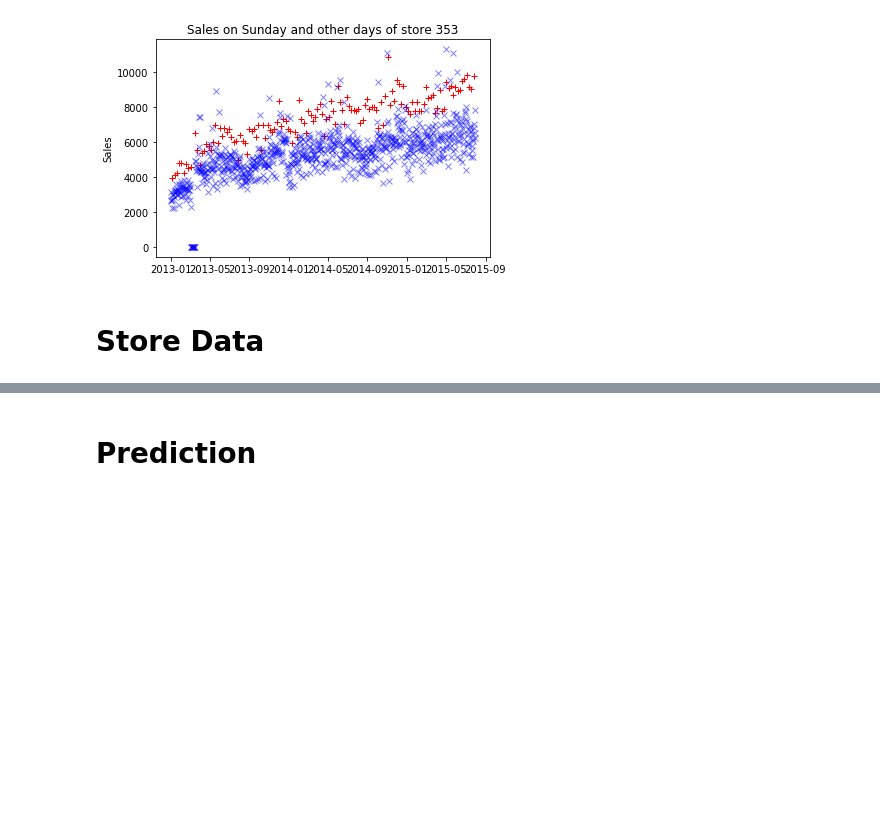
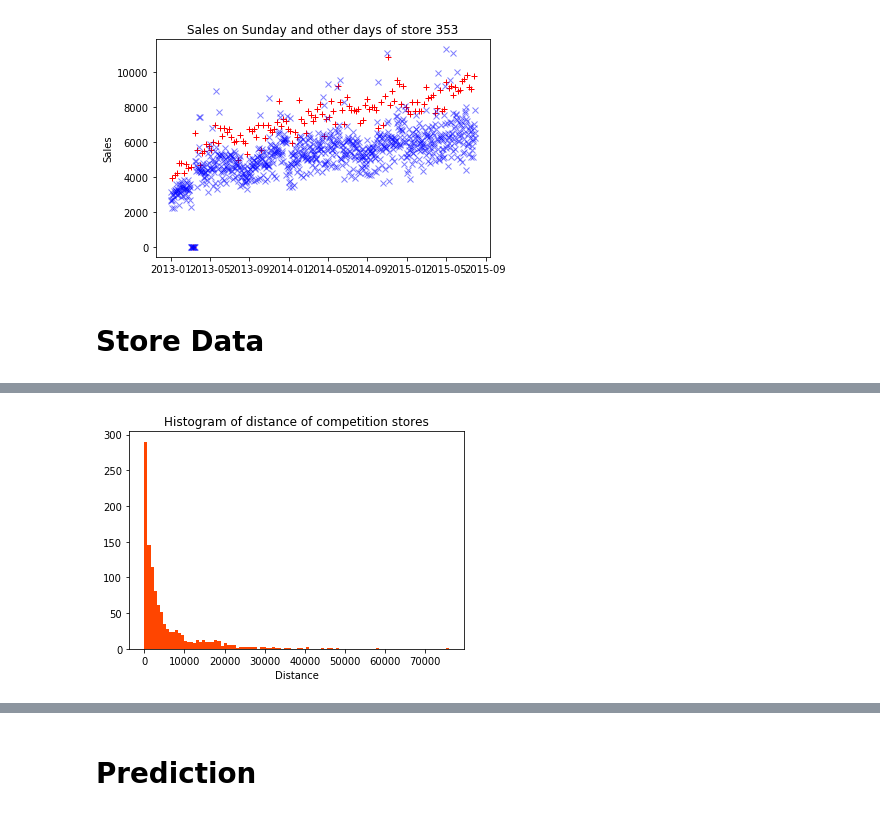
Before and after one commit to bozhlab/Rossmann_store_sales, a Jupyter notebook: Rossmann_Store_Sales_prediction.ipynb, the cells around one changed output, grey strips where cells are left out. Saved outputs shown, nothing was run; the diff lists cells and outputs as text; code cells hidden in the pictures; blank space fills up the shorter version.

Commit message:
Update : modify data exploration on store data

```diff
--- a/Rossmann_Store_Sales_prediction.ipynb
+++ b/Rossmann_Store_Sales_prediction.ipynb
@@ -699 +746,10 @@ plt.hist(store.CompetitionDistance.dropna(), 100)
+# %%
+# histogram of distance of competition stores in store data
+# According to histogram, some competition stores are far away
+plt.hist(store.CompetitionDistance.dropna(), 100, color="orangered")
+plt.xlabel('Distance')
+plt.title('Histogram of distance of competition stores')
+plt.show()
+# %% [output]
+[figure, added]
 # %%
```
Also changed, not shown: parts of 59 cells of this notebook.
